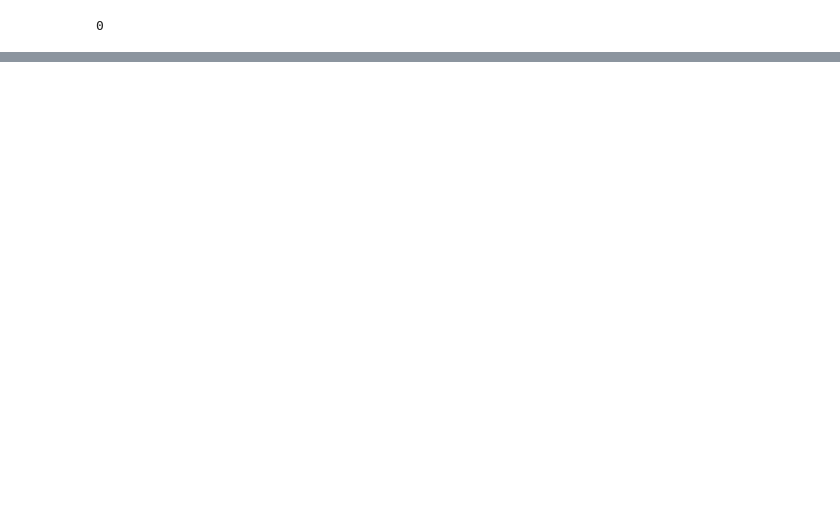
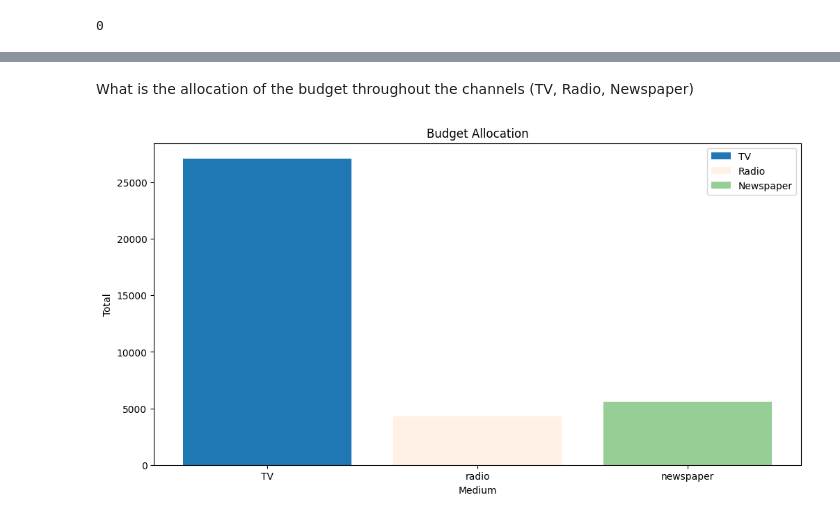
Before and after one commit to ibritics/Python_Beginner_Tutorials, a Jupyter notebook: Lecture04.ipynb, the cells around one changed output, grey strips where cells are left out. Saved outputs shown, nothing was run; the diff lists cells and outputs as text; code cells hidden in the pictures; blank space fills up the shorter version.

```diff
--- a/Lecture04.ipynb
+++ b/Lecture04.ipynb
@@ -133,0 +152,14 @@ df3.duplicated().sum()
+# %% [markdown]
+What is the allocation of the budget throughout the channels (TV, Radio, Newspaper)
+# %%
+plt.figure(figsize=(12, 6)) #Aestethic
+plt.bar('TV', df3[['TV']].sum(), label='TV') #Setting the bars
+plt.bar('radio', df3[['radio']].sum(), label='Radio', alpha= 0.1) #Alpha stands for transparency
+plt.bar('newspaper', df3[['newspaper']].sum(), label='Newspaper', alpha= 0.5)
+plt.xlabel('Medium') #Horizontal
+plt.ylabel('Total') #vertical
+plt.legend() #Is the legend of the variables at corner
+plt.title('Budget Allocation') #Title of the graph
+plt.show() #Showing
+# %% [output]
+[figure, added]
```
Also changed, not shown: parts of 55 cells of this notebook.
